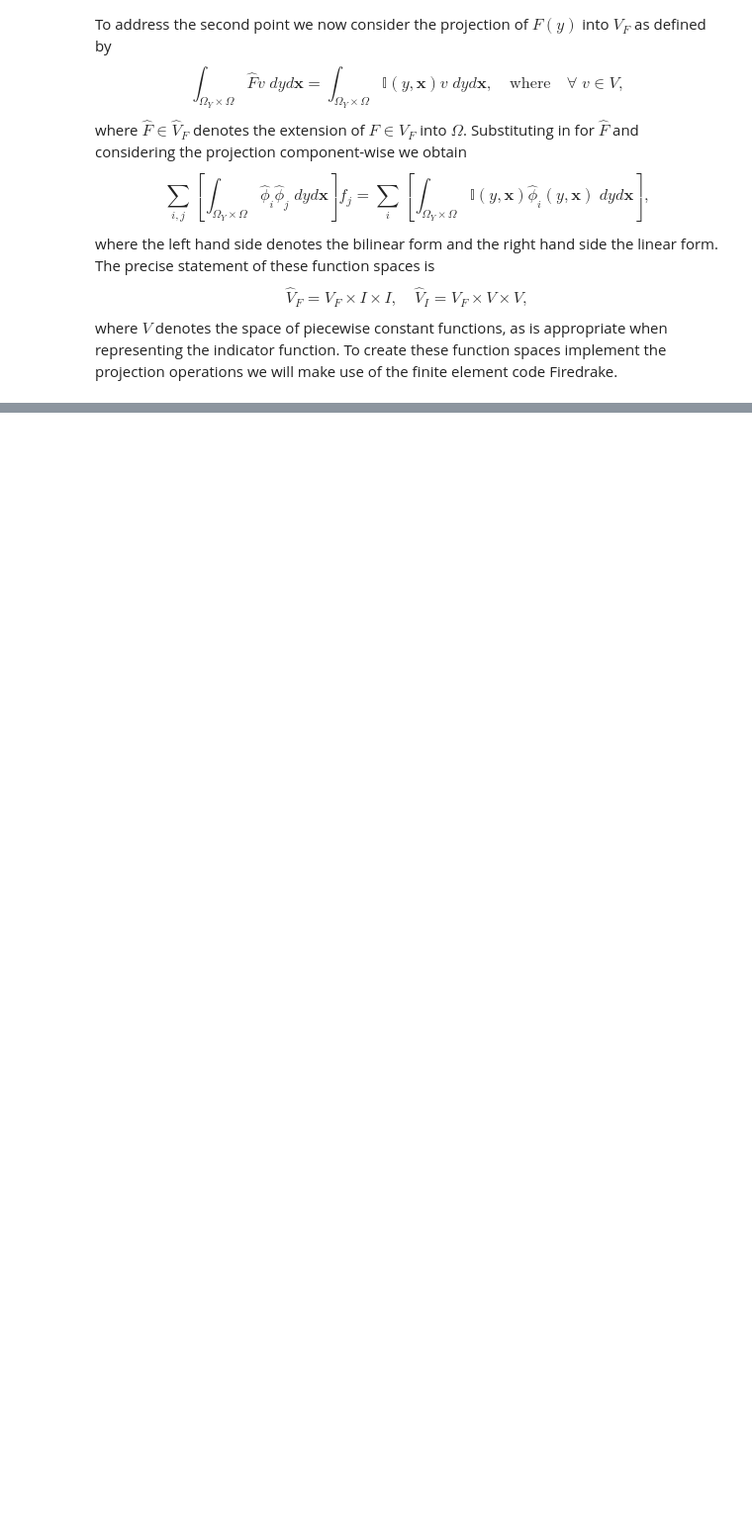
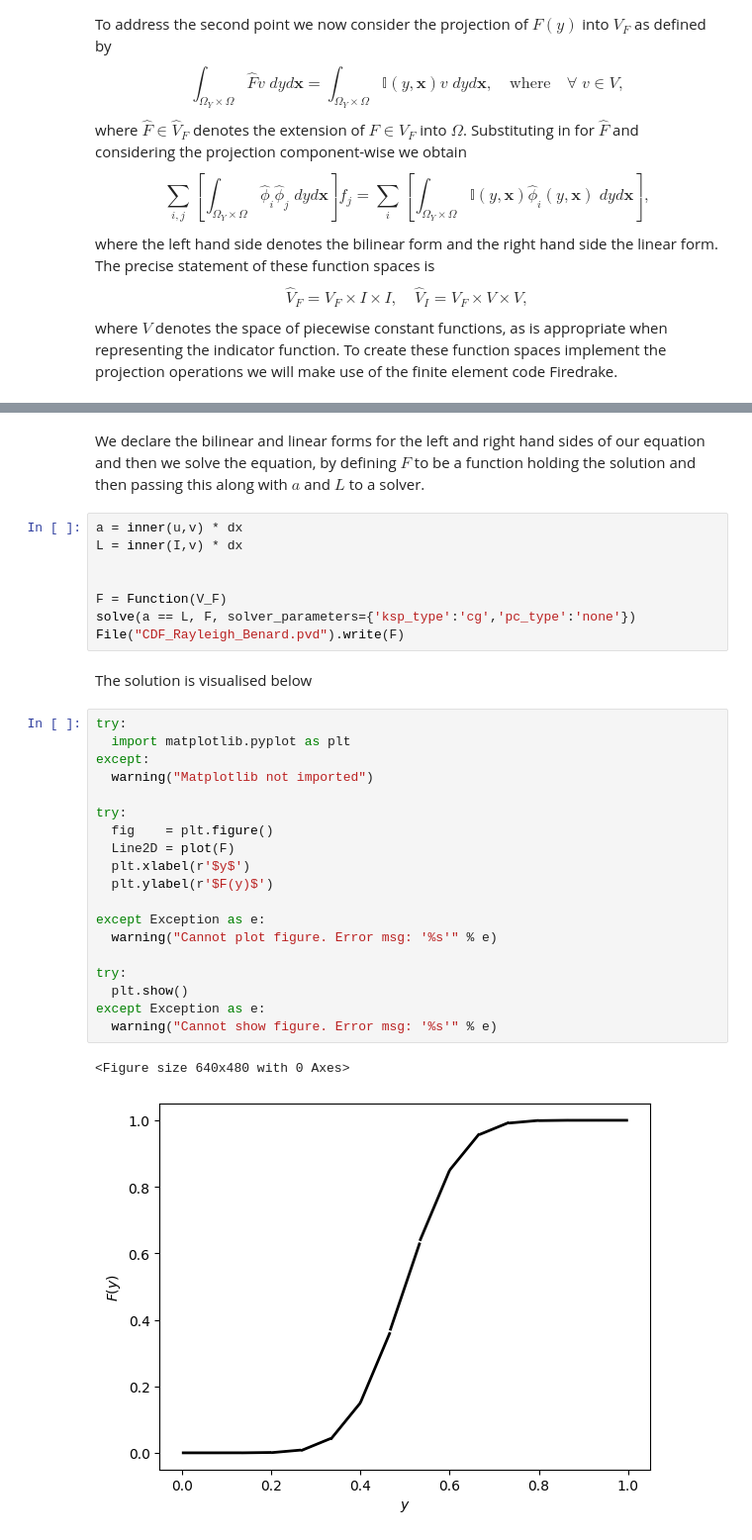
Before and after one commit to D-stratify/Numdf, a Jupyter notebook: PDF_Construction_1D.ipynb, the cells around one changed output, grey strips where cells are left out. Shown at 99% size. Drawn from its saved outputs; the diff is of its cells as text; blank space fills up the shorter version.

```diff
--- a/PDF_Construction_1D.ipynb
+++ b/PDF_Construction_1D.ipynb
@@ -110,0 +118,34 @@ ValueError: ignored
+# %% [markdown]
+We declare the bilinear and linear forms for the left and right hand sides of our equation and then we solve the equation, by defining $F$ to be a function holding the solution and then passing this along with $a$ and $L$ to a solver.
+# %%
+a = inner(u,v) * dx
+L = inner(I,v) * dx
+
+
+F = Function(V_F)
+solve(a == L, F, solver_parameters={'ksp_type':'cg','pc_type':'none'})
+File("CDF_Rayleigh_Benard.pvd").write(F)
+# %% [markdown]
+The solution is visualised below
+# %%
+try:
+  import matplotlib.pyplot as plt
+except:
+  warning("Matplotlib not imported")
+
+try:
+  fig    = plt.figure()
+  Line2D = plot(F)
+  plt.xlabel(r'$y$')
+  plt.ylabel(r'$F(y)$')
+
+except Exception as e:
+  warning("Cannot plot figure. Error msg: '%s'" % e)
+
+try:
+  plt.show()
+except Exception as e:
+  warning("Cannot show figure. Error msg: '%s'" % e)
+# %% [output]
+<Figure size 640x480 with 0 Axes>
+[figure, added]
```
Also changed, not shown: parts of 11 cells of this notebook.
